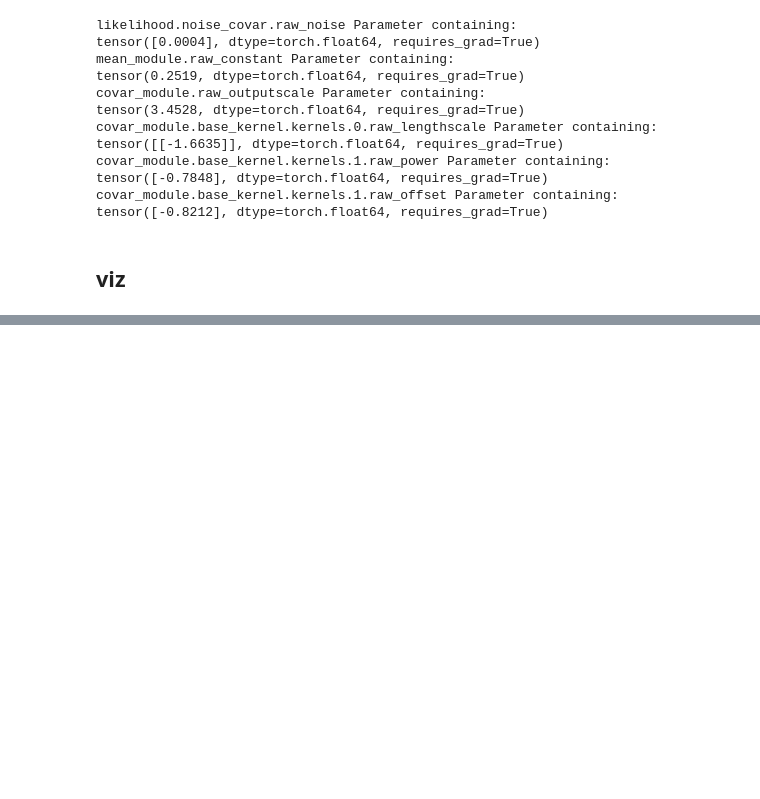
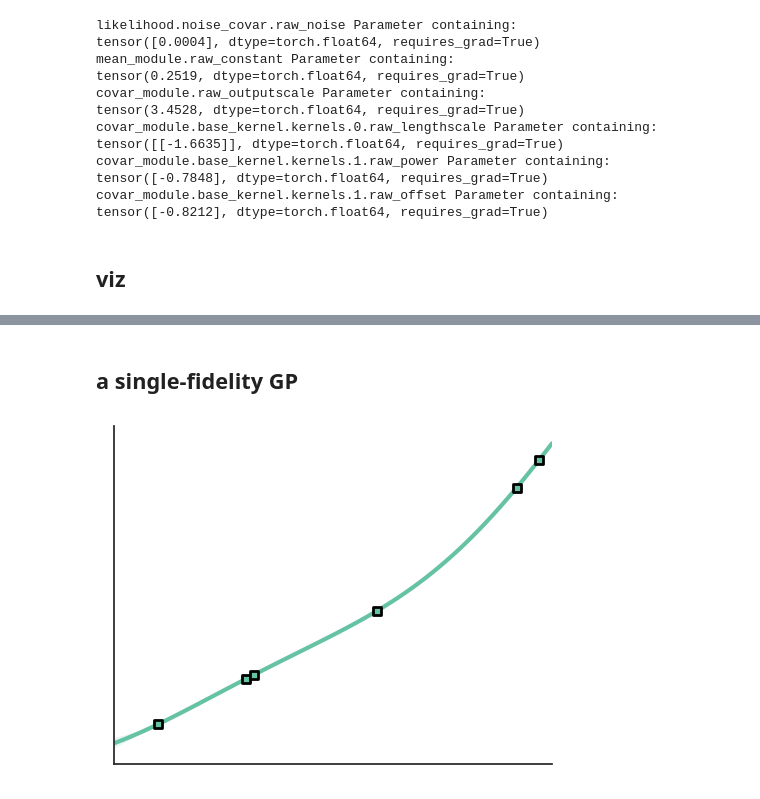
Before and after one commit to SimonEnsemble/multi-fidelity-BO-of-COFs-for-Xe-Kr-seps, a Jupyter notebook: figs/figure_1/synthetic_mfbo_example.ipynb, the cells around one changed output, grey strips where cells are left out. Drawn from its saved outputs; the diff is of its cells as text; code cells hidden in the pictures; blank space fills up the shorter version.

```diff
--- a/figs/figure_1/synthetic_mfbo_example.ipynb
+++ b/figs/figure_1/synthetic_mfbo_example.ipynb
@@ -148,0 +151,38 @@ plt.savefig("toy_multifidelity_gp.pdf", format="pdf")
+# %% [markdown]
+## a single-fidelity GP
+# %%
+xs = [0.1, 0.3, 0.32, 0.6, 0.92, 0.97]
+
+def f_true(x):
+    return x ** 3 - x ** 2 + x
+
+train_x = torch.tensor([[x, 1] for x in xs], dtype=torch.float64)
+train_y = torch.tensor([f_true(xs[i]) for i in range(len(xs))], dtype=torch.float64).unsqueeze(-1)
+
+model = train_surrogate_model(train_x, train_y)
+
+plt.figure(figsize=(5, 4))
+# range of x's for plotting.
+x_r = torch.tensor([[x_i] for x_i in np.linspace(0, 1, 100)], dtype=torch.float64)
+
+m, s = mu_sigma(model, x_r, 1.0)
+plt.plot(x_r, m, label=label, color=color)
+
+lower = m - s
+upper = m + s
+plt.fill_between(x_r.squeeze(), lower, upper,
+                     alpha=0.15, color=color, edgecolor="none", zorder=f)
+
+plt.scatter(xs, train_y, marker=marker, color=color, edgecolor="black", linewidth=2, zorder=100)
+# plt.xlabel("COF space, $\mathbf{x}$")
+# plt.ylabel("Xe/Kr selectivity, $y^{(\ell)}$")
+plt.yticks([])
+plt.xticks([])
+plt.gca().spines['right'].set_visible(False)
+plt.gca().spines['top'].set_visible(False)
+plt.xlim([0, 1])
+# plt.ylim([-1.2, 1.2])
+plt.tight_layout()
+plt.savefig("toy_gp.pdf", format="pdf")
+# %% [output]
+[figure, added]
```
Also changed, not shown: parts of 3 cells of this notebook.
